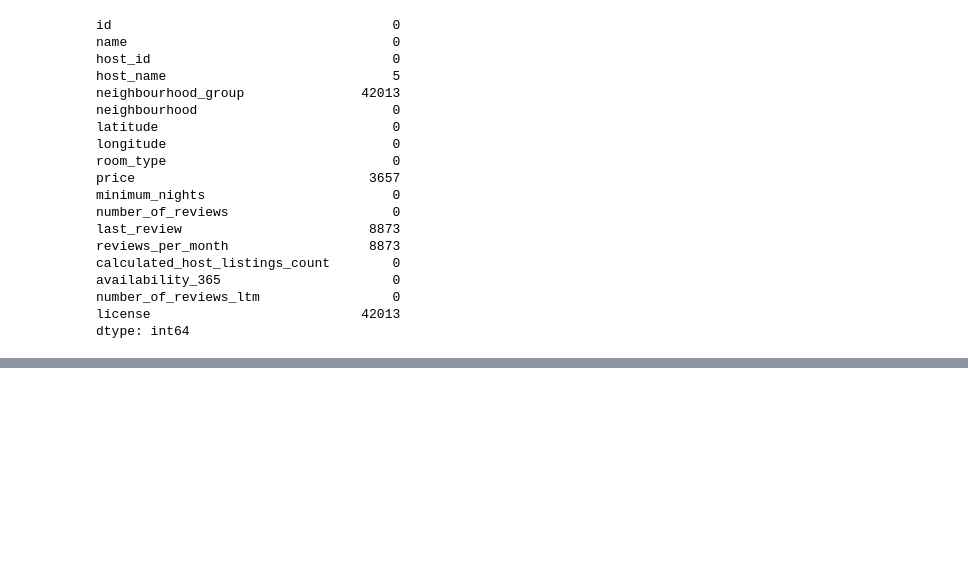
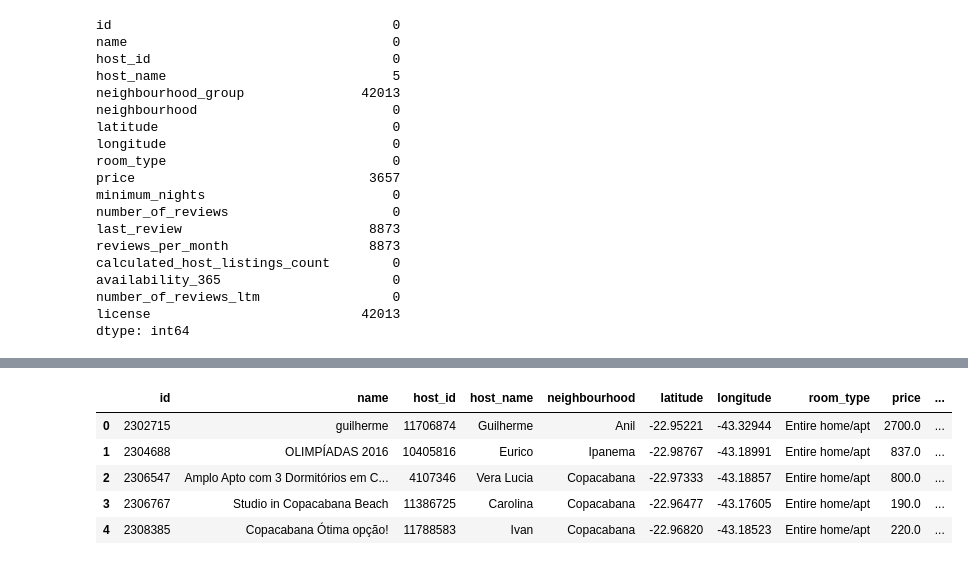
Before and after one commit to jailtonmonteiro/analise-airbnb, a Jupyter notebook: notebooks/1-limpeza-tratamento.ipynb, the cells around one changed output, grey strips where cells are left out. Cells and saved outputs as stored; diff of their text form; code cells hidden in the pictures; blank space fills up the shorter version.

```diff
--- a/notebooks/1-limpeza-tratamento.ipynb
+++ b/notebooks/1-limpeza-tratamento.ipynb
@@ -58,0 +150,9 @@ dtype: int64
+# %%
+df.head()
+# %% [output]
+|  | id | name | host_id | host_name | neighbourhood | latitude | longitude | room_type | price | ... |
+| 0 | 2302715 | guilherme | 11706874 | Guilherme | Anil | -22.95221 | -43.32944 | Entire home/apt | 2700.0 | ... |
+| 1 | 2304688 | OLIMPÍADAS 2016 | 10405816 | Eurico | Ipanema | -22.98767 | -43.18991 | Entire home/apt | 837.0 | ... |
+| 2 | 2306547 | Amplo Apto com 3 Dormitórios em C... | 4107346 | Vera Lucia | Copacabana | -22.97333 | -43.18857 | Entire home/apt | 800.0 | ... |
+| 3 | 2306767 | Studio in Copacabana Beach | 11386725 | Carolina | Copacabana | -22.96477 | -43.17605 | Entire home/apt | 190.0 | ... |
+| 4 | 2308385 | Copacabana Ótima opção! | 11788583 | Ivan | Copacabana | -22.96820 | -43.18523 | Entire home/apt | 220.0 | ... |
```
Also changed, not shown: parts of 14 cells of this notebook.
